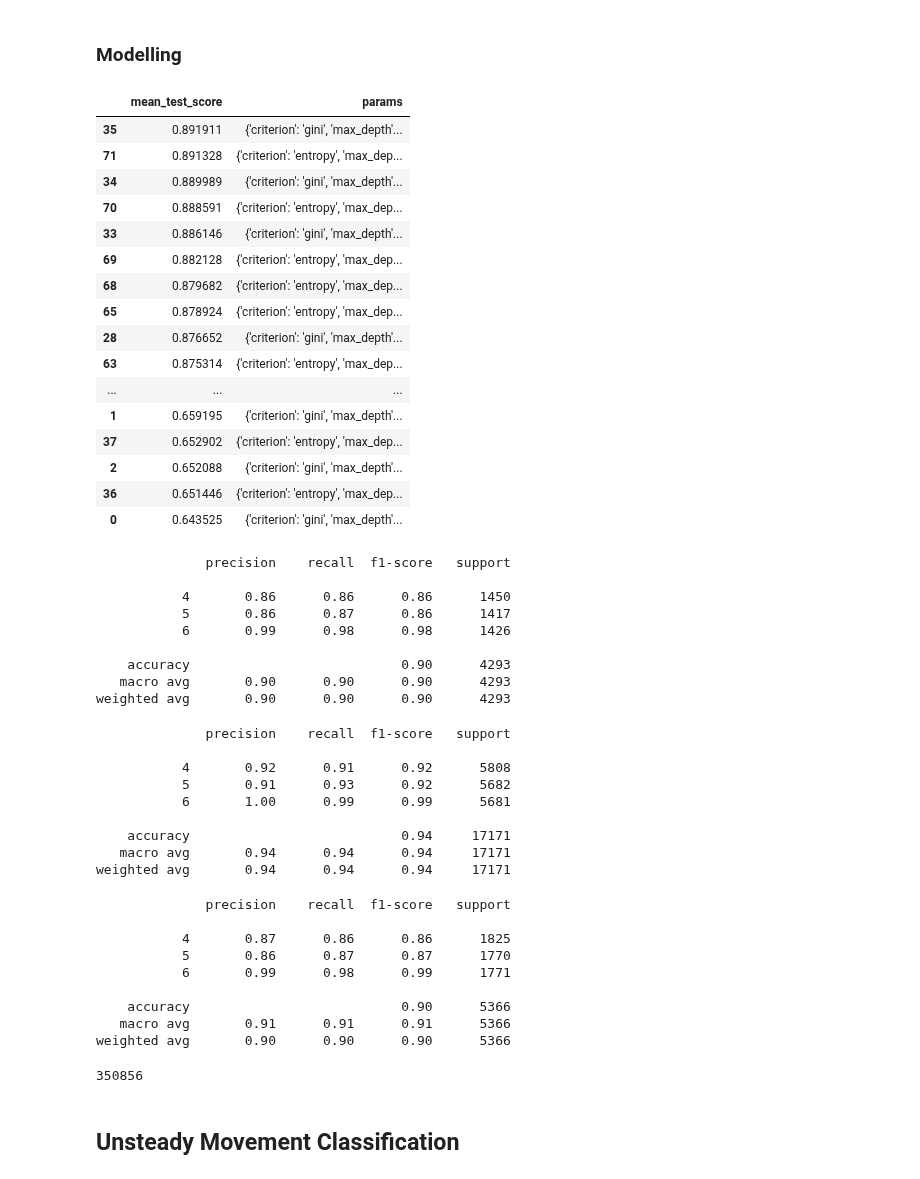
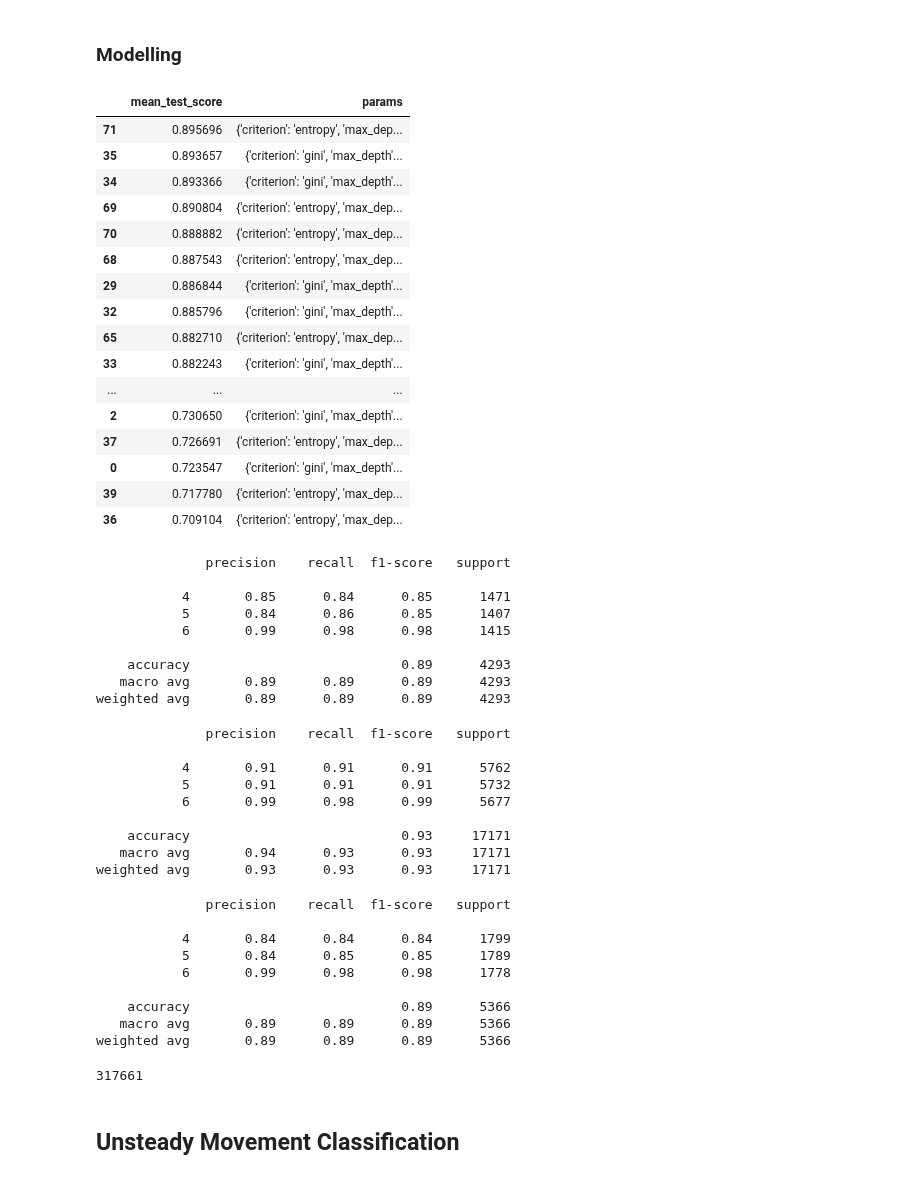
Before and after one commit to 99pranit/Human_Activity_Recognition, a Jupyter notebook: notebook/imu_human_activity_randomForest.ipynb, the cells around one changed output. Cells and saved outputs as stored; diff of their text form; code cells hidden in the pictures.

```diff
--- a/notebook/imu_human_activity_randomForest.ipynb
+++ b/notebook/imu_human_activity_randomForest.ipynb
@@ -172,41 +167,41 @@ x_train.head()
 # %%
 rf = RandomForestClassifier()
 
 param_dist = {
-    'n_estimators' : [2 , 3 , 4 , 6 , 8 , 10],
-    'max_depth' : [2 , 3 , 4 , 6 , 8 , 10],
+    'n_estimators' : [3 , 4 , 5 , 6 , 8 , 10],
+    'max_depth' : [3 , 4 , 5 , 6 , 8 , 10],
     'criterion' : ['gini', 'entropy']
     }
 
 random_search = GridSearchCV(estimator = rf,
                             param_grid = param_dist,
                             cv = 5,
                             n_jobs=-1
                             )
 random_search.fit(x_train, y_train)
 
 cv_results = pd.DataFrame(random_search.cv_results_)
 cv_results = cv_results[["mean_test_score", "params"]].sort_values(by="mean_test_score", ascending=False)
 
 cv_results
 # %% [output]
 |  | mean_test_score | params |
-| 35 | 0.891911 | {'criterion': 'gini', 'max_depth'... |
-| 71 | 0.891328 | {'criterion': 'entropy', 'max_dep... |
-| 34 | 0.889989 | {'criterion': 'gini', 'max_depth'... |
-| 70 | 0.888591 | {'criterion': 'entropy', 'max_dep... |
-| 33 | 0.886146 | {'criterion': 'gini', 'max_depth'... |
-| 69 | 0.882128 | {'criterion': 'entropy', 'max_dep... |
-| 68 | 0.879682 | {'criterion': 'entropy', 'max_dep... |
-| 65 | 0.878924 | {'criterion': 'entropy', 'max_dep... |
-| 28 | 0.876652 | {'criterion': 'gini', 'max_depth'... |
-| 63 | 0.875314 | {'criterion': 'entropy', 'max_dep... |
+| 71 | 0.895696 | {'criterion': 'entropy', 'max_dep... |
+| 35 | 0.893657 | {'criterion': 'gini', 'max_depth'... |
+| 34 | 0.893366 | {'criterion': 'gini', 'max_depth'... |
+| 69 | 0.890804 | {'criterion': 'entropy', 'max_dep... |
+| 70 | 0.888882 | {'criterion': 'entropy', 'max_dep... |
+| 68 | 0.887543 | {'criterion': 'entropy', 'max_dep... |
+| 29 | 0.886844 | {'criterion': 'gini', 'max_depth'... |
+| 32 | 0.885796 | {'criterion': 'gini', 'max_depth'... |
+| 65 | 0.882710 | {'criterion': 'entropy', 'max_dep... |
+| 33 | 0.882243 | {'criterion': 'gini', 'max_depth'... |
 | ... | ... | ... |
-| 1 | 0.659195 | {'criterion': 'gini', 'max_depth'... |
-| 37 | 0.652902 | {'criterion': 'entropy', 'max_dep... |
-| 2 | 0.652088 | {'criterion': 'gini', 'max_depth'... |
-| 36 | 0.651446 | {'criterion': 'entropy', 'max_dep... |
-| 0 | 0.643525 | {'criterion': 'gini', 'max_depth'... |
+| 2 | 0.730650 | {'criterion': 'gini', 'max_depth'... |
+| 37 | 0.726691 | {'criterion': 'entropy', 'max_dep... |
+| 0 | 0.723547 | {'criterion': 'gini', 'max_depth'... |
+| 39 | 0.717780 | {'criterion': 'entropy', 'max_dep... |
+| 36 | 0.709104 | {'criterion': 'entropy', 'max_dep... |
 # %%
 rf = RandomForestClassifier(n_estimators = 5 , max_depth = 10 , criterion= 'entropy')
 rf.fit(x_train , y_train)
@@ -216,45 +211,45 @@ print(rf_report)
 # %% [output]
               precision    recall  f1-score   support
 
-           4       0.86      0.86      0.86      1450
-           5       0.86      0.87      0.86      1417
-           6       0.99      0.98      0.98      1426
+           4       0.85      0.84      0.85      1471
+           5       0.84      0.86      0.85      1407
+           6       0.99      0.98      0.98      1415
 
-    accuracy                           0.90      4293
-   macro avg       0.90      0.90      0.90      4293
-weighted avg       0.90      0.90      0.90      4293
+    accuracy                           0.89      4293
+   macro avg       0.89      0.89      0.89      4293
+weighted avg       0.89      0.89      0.89      4293
 # %%
 rf_train_report = classification_report(rf.predict(x_train) , y_train)
 print(rf_train_report)
 # %% [output]
               precision    recall  f1-score   support
 
-           4       0.92      0.91      0.92      5808
-           5       0.91      0.93      0.92      5682
-           6       1.00      0.99      0.99      5681
+           4       0.91      0.91      0.91      5762
+           5       0.91      0.91      0.91      5732
+           6       0.99      0.98      0.99      5677
 
-    accuracy                           0.94     17171
-   macro avg       0.94      0.94      0.94     17171
-weighted avg       0.94      0.94      0.94     17171
+    accuracy                           0.93     17171
+   macro avg       0.94      0.93      0.93     17171
+weighted avg       0.93      0.93      0.93     17171
 # %%
 rf_test_report = classification_report(rf.predict(x_test) , y_test)
 print(rf_test_report)
 # %% [output]
               precision    recall  f1-score   support
 
-           4       0.87      0.86      0.86      1825
-           5       0.86      0.87      0.87      1770
-           6       0.99      0.98      0.99      1771
+           4       0.84      0.84      0.84      1799
+           5       0.84      0.85      0.85      1789
+           6       0.99      0.98      0.98      1778
 
-    accuracy                           0.90      5366
-   macro avg       0.91      0.91      0.91      5366
-weighted avg       0.90      0.90      0.90      5366
+    accuracy                           0.89      5366
+   macro avg       0.89      0.89      0.89      5366
+weighted avg       0.89      0.89      0.89      5366
 # %%
 with open(os.getcwd().replace('/notebook' , '') + "/model/steady_model.py" , "w") as f:
   f.write(m2cgen.export_to_python(rf))
 print(os.path.getsize(os.getcwd().replace('/notebook' , '') + "/model/steady_model.py" ))
 # %% [output]
-350856
+317661
 # %% [markdown]
 ## Unsteady Movement Classification
 # %%
```
Also changed, not shown: parts of 22 cells of this notebook, 9 other files.
